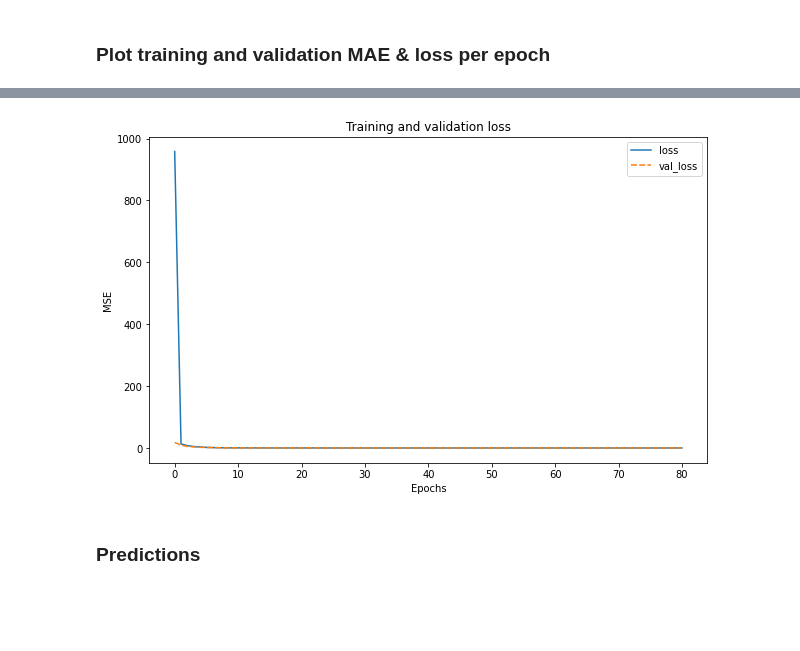
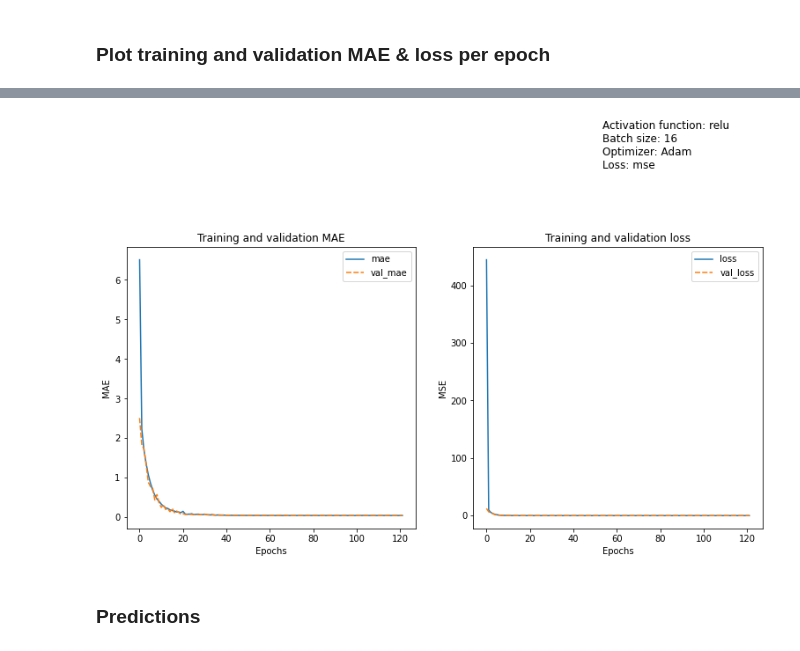
Before and after one commit to digitacs/4dv652-ml, a Jupyter notebook: notebooks/assignment12/posenet_to_kinect2d.ipynb, the cells around one changed output, grey strips where cells are left out. Saved outputs shown, nothing was run; the diff lists cells and outputs as text; code cells hidden in the pictures; blank space fills up the shorter version.

```diff
--- a/notebooks/assignment12/posenet_to_kinect2d.ipynb
+++ b/notebooks/assignment12/posenet_to_kinect2d.ipynb
@@ -118,17 +124,20 @@ array([[-0.27495994, -0.26773764, -0.34432833, ..., -0.34883442,
 ### Model Architecture
 # %%
 from tensorflow.keras.models import Sequential
-from tensorflow.keras.layers import Input, Dense
+from tensorflow.keras.layers import Input, Dense, InputLayer
 
 model = Sequential([
-    Input(shape=(X_train.shape[1])),
-    Dense(units=units, activation=activation),
-    Dense(units=units, activation=activation)
+    InputLayer(input_shape=(input_dim))
 ])
+model.add(Dense(units=units, activation=activation))
+model.add(Dense(units=units, activation=activation))
 if not output_layer:
-    model.add(Dense(units=X_train.shape[1]))
+    model.add(Dense(units=input_dim))
 else:
-    model.add(Dense(units=X_train.shape[1], activation=output_layer))
+    model.add(Dense(units=input_dim, activation=output_layer))
+
+optimizer = tf.keras.optimizers.get(optimizer)
+optimizer.learning_rate.assign(learning_rate)
 model.compile(optimizer=optimizer, loss=loss, metrics=metrics)
 
 model.summary()
@@ -154,11 +162,11 @@ _________________________________________________________________
 from keras.callbacks import EarlyStopping
 
 early_stopping = EarlyStopping(
-    monitor='val_loss',
-    verbose=1,
-    patience=20,
-    mode='min',
-    restore_best_weights=True)
+    monitor=monitor,
+    verbose=verbose,
+    patience=patience,
+    mode=mode,
+    restore_best_weights=restore_best_weights)
 # %% [markdown]
 ### Model Training
 # %%
@@ -198,12 +197,25 @@ plt.show()
-# %%
-plt.figure(figsize=(10, 6))
-sns.lineplot(data=training_history[['loss', 'val_loss']])
-plt.title('Training and validation loss')
-plt.xlabel('Epochs')
-plt.ylabel('MSE')
-plt.show()
-# %% [output]
-[figure, removed]
+# %%
+plots = [
+           {'cols':['mae', 'val_mae'], 'title':'Training and validation MAE', 'yLabel':'MAE'},
+           {'cols':['loss', 'val_loss'], 'title':'Training and validation loss', 'yLabel':'MSE'},
+]
+
+fig = plt.figure(figsize=(20,20))
+fig_no = 331
+title = 'Activation function: {}\nBatch size: {}\nOptimizer: {}\nLoss: {}'.format(activation, batch_size,optimizer._name, loss)
+fig.suptitle(title, fontsize="large", horizontalalignment='left', verticalalignment='top')
+
+for i in range(len(plots)):
+    ax = fig.add_subplot(str(fig_no))
+    sns.lineplot(data=training_history[plots[i]['cols']], ax=ax)
+    plt.title(plots[i]['title'])
+    plt.xlabel('Epochs')
+    plt.ylabel(plots[i]['yLabel'])
+    fig_no += 1
+
+plt.show()
+# %% [output]
+[figure, added]
 # %% [markdown]
 ### Predictions
 # %%
```
Also changed, not shown: parts of 9 cells of this notebook.
